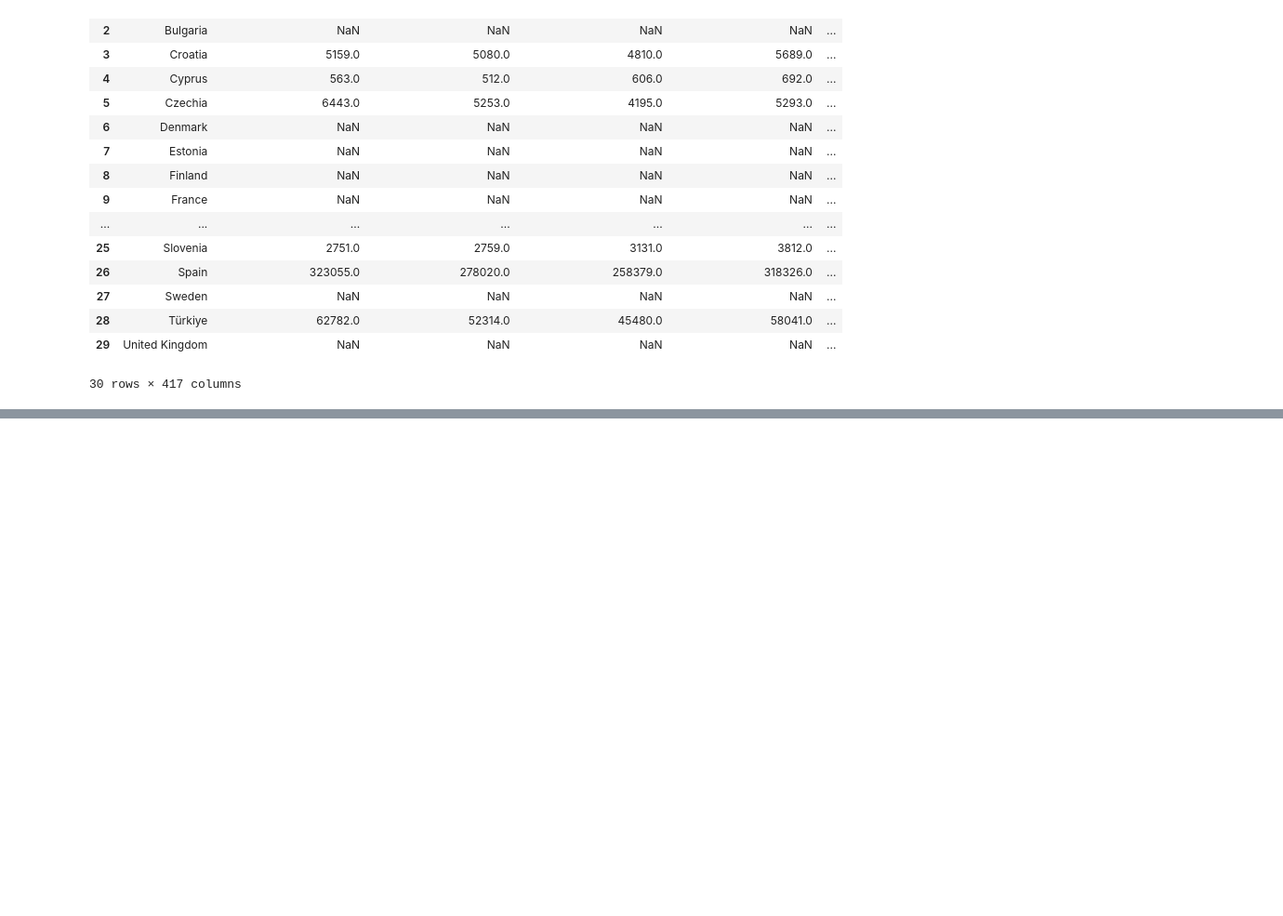
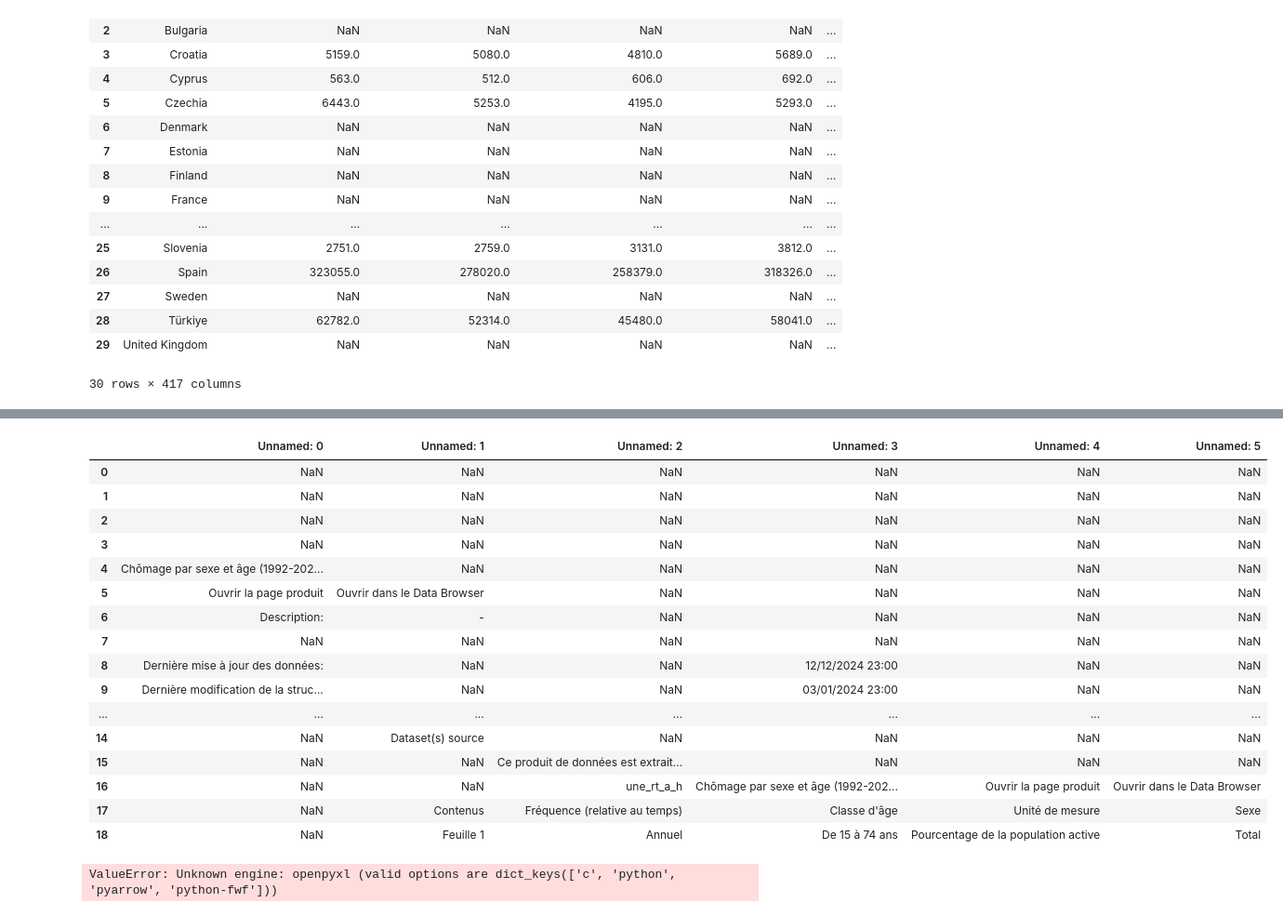
Before and after one commit to refouch/Projet_Python_2A, a Jupyter notebook: Tidy.ipynb, the cells around one changed output, grey strips where cells are left out. Shown at 93% size. Cells and saved outputs as stored; diff of their text form; code cells hidden in the pictures; blank space fills up the shorter version.

```diff
--- a/Tidy.ipynb
+++ b/Tidy.ipynb
@@ -948,0 +1213,30 @@ table_infractions_legales
+# %%
+import pandas as pd
+
+# On importe au format pandas les données sur le chômage
+chomage = pd.read_excel('/home/onyxia/work/Projet_Python_2A/Data/Macro/CHOMAGE_UE.xlsx')
+chomage
+# %% [output]
+|  | Unnamed: 0 | Unnamed: 1 | Unnamed: 2 | Unnamed: 3 | Unnamed: 4 | Unnamed: 5 |
+| 0 | NaN | NaN | NaN | NaN | NaN | NaN |
+| 1 | NaN | NaN | NaN | NaN | NaN | NaN |
+| 2 | NaN | NaN | NaN | NaN | NaN | NaN |
+| 3 | NaN | NaN | NaN | NaN | NaN | NaN |
+| 4 | Chômage par sexe et âge (1992-202... | NaN | NaN | NaN | NaN | NaN |
+| 5 | Ouvrir la page produit | Ouvrir dans le Data Browser | NaN | NaN | NaN | NaN |
+| 6 | Description: | - | NaN | NaN | NaN | NaN |
+| 7 | NaN | NaN | NaN | NaN | NaN | NaN |
+| 8 | Dernière mise à jour des données: | NaN | NaN | 12/12/2024 23:00 | NaN | NaN |
+| 9 | Dernière modification de la struc... | NaN | NaN | 03/01/2024 23:00 | NaN | NaN |
+| ... | ... | ... | ... | ... | ... | ... |
+| 14 | NaN | Dataset(s) source | NaN | NaN | NaN | NaN |
+| 15 | NaN | NaN | Ce produit de données est extrait... | NaN | NaN | NaN |
+| 16 | NaN | NaN | une_rt_a_h | Chômage par sexe et âge (1992-202... | Ouvrir la page produit | Ouvrir dans le Data Browser |
+| 17 | NaN | Contenus | Fréquence (relative au temps) | Classe d'âge | Unité de mesure | Sexe |
+| 18 | NaN | Feuille 1 | Annuel | De 15 à 74 ans | Pourcentage de la population active | Total |
+# %%
+# On importe au format pandas les données sur le chômage
+chomage = pd.read_csv('/home/onyxia/work/Macro/Macro/~$CHOMAGE_UE.xlsx', engine='openpyxl')
+chomage
+# %% [output]
+ValueError: Unknown engine: openpyxl (valid options are dict_keys(['c', 'python', 'pyarrow', 'python-fwf']))
```
Also changed, not shown: parts of 28 cells of this notebook, 5 other files.
